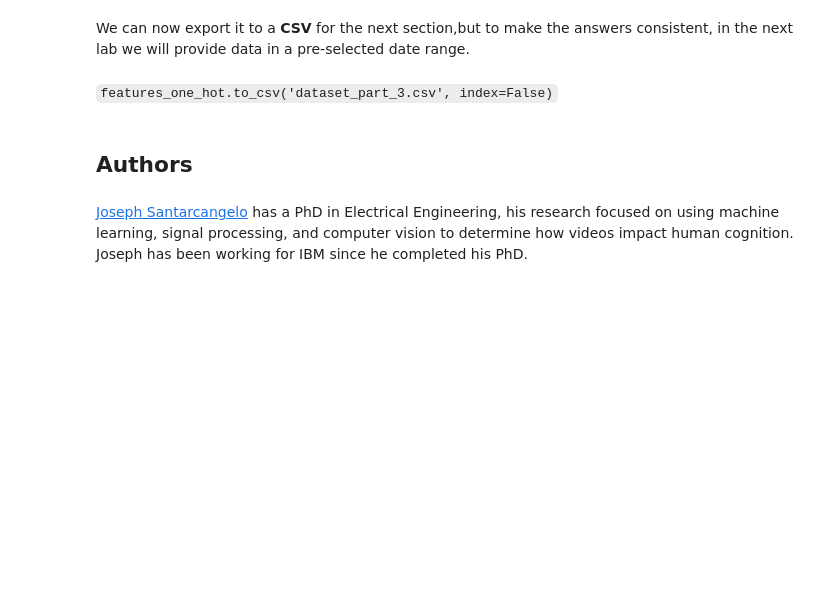
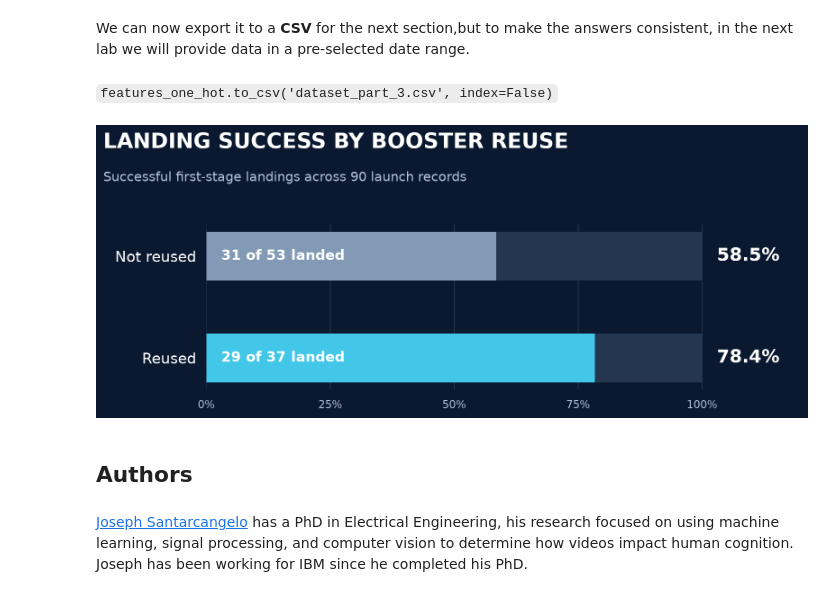
Before and after one commit to treinart/IBM-Data-Science-Professional-Certificate, a Jupyter notebook: 10_Applied Data Science Capstone/Module 2/jupyter-labs-eda-dataviz-v2.ipynb, the cells around one changed output. Drawn from its saved outputs; the diff is of its cells as text; code cells hidden in the pictures; blank space fills up the shorter version.

```diff
--- a/10_Applied Data Science Capstone/Module 2/jupyter-labs-eda-dataviz-v2.ipynb
+++ b/10_Applied Data Science Capstone/Module 2/jupyter-labs-eda-dataviz-v2.ipynb
@@ -333,5 +333,74 @@ features_one_hot.to_csv('dataset_part_3.csv', index=False)
 # %% [markdown]
 <code>features_one_hot.to_csv('dataset_part_3.csv', index=False)</code>
+# %%
+reuse_status = (
+    df["Reused"]
+    .astype(str)
+    .str.lower()
+    .map({"false": "Not reused", "true": "Reused"})
+)
+
+reuse_results = (
+    df.assign(ReuseStatus=reuse_status)
+    .groupby("ReuseStatus")["Class"]
+    .agg(Launches="size", SuccessfulLandings="sum")
+    .reindex(["Not reused", "Reused"])
+)
+reuse_results["SuccessRate"] = (
+    100 * reuse_results["SuccessfulLandings"] / reuse_results["Launches"]
+)
+
+fig, ax = plt.subplots(figsize=(11, 4.6), dpi=160)
+navy = "#0B1930"
+fig.patch.set_facecolor(navy)
+ax.set_facecolor(navy)
+
+groups = ["Not reused", "Reused"]
+colors = ["#829AB5", "#42C7E8"]
+
+for y, group in enumerate(groups):
+    row = reuse_results.loc[group]
+    rate = row["SuccessRate"]
+
+    ax.barh(y, 100, height=0.48, color="#243650")
+    ax.barh(y, rate, height=0.48, color=colors[y])
+
+    ax.text(
+        3, y,
+        f'{int(row["SuccessfulLandings"])} of {int(row["Launches"])} landed',
+        va="center", color="white", fontsize=14, fontweight="bold"
+    )
+    ax.text(
+        103, y, f"{rate:.1f}%",
+        va="center", color="white", fontsize=18, fontweight="bold"
+    )
+
+ax.set_xlim(0, 120)
+ax.set_yticks([0, 1])
+ax.set_yticklabels(groups, color="white", fontsize=15)
+ax.invert_yaxis()
+ax.set_xticks([0, 25, 50, 75, 100])
+ax.set_xticklabels(["0%", "25%", "50%", "75%", "100%"],
+                   color="#AFC3D8", fontsize=11)
+ax.tick_params(axis="both", length=0, pad=10)
+ax.grid(axis="x", color="#38506C", alpha=0.6)
+ax.set_axisbelow(True)
+
+for spine in ax.spines.values():
+    spine.set_visible(False)
+
+fig.text(
+    0.06, 0.93, "LANDING SUCCESS BY BOOSTER REUSE",
+    color="white", fontsize=21, fontweight="bold"
+)
+fig.text(
+    0.06, 0.83, "Successful first-stage landings across 90 launch records",
+    color="#AFC3D8", fontsize=13
+)
+fig.subplots_adjust(left=0.19, right=0.94, top=0.70, bottom=0.20)
+plt.show()
+# %% [output]
+[figure, added]
 # %% [markdown]
 ## Authors
 # %% [markdown]
```
Also changed, not shown: parts of 5 cells of this notebook, 1 other file.
